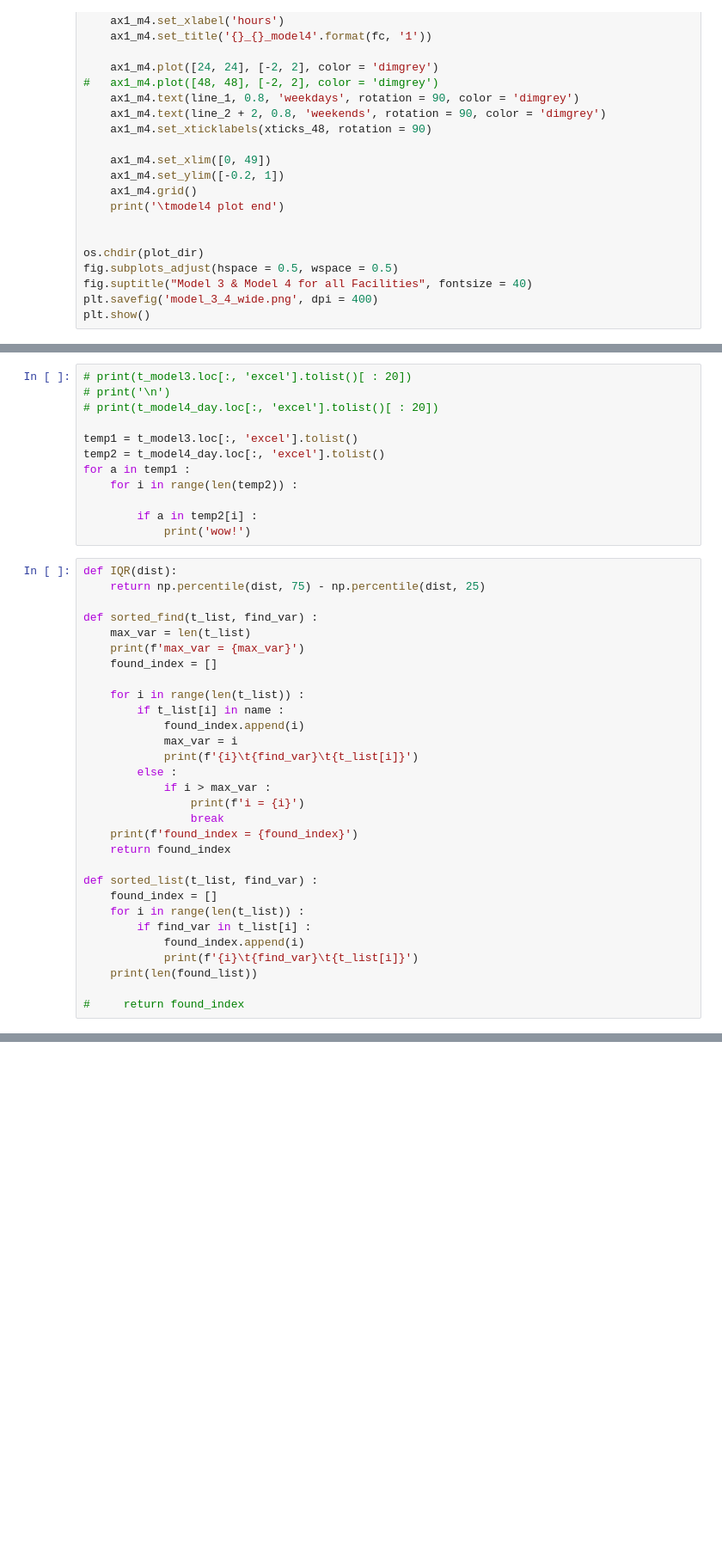
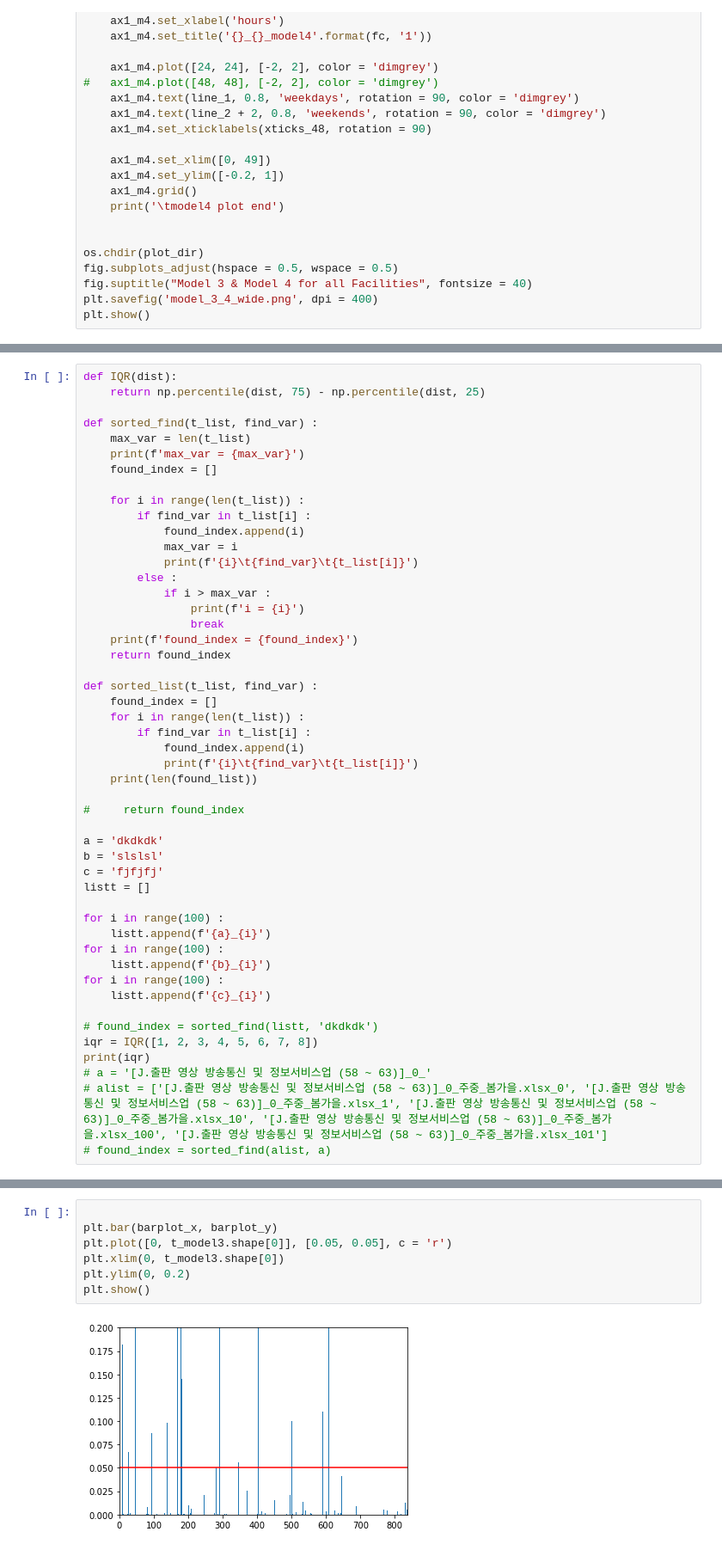
Before and after one commit to KIM-HANJOO/main_hydrogen, a Jupyter notebook: module/Untitled.ipynb, the cells around one changed output, grey strips where cells are left out. Shown at 86% size. Cells and saved outputs as stored; diff of their text form; blank space fills up the shorter version.

```diff
--- a/module/Untitled.ipynb
+++ b/module/Untitled.ipynb
@@ -294,15 +298,3 @@ for i in [0, 1] : # for groups
-# %%
-# print(t_model3.loc[:, 'excel'].tolist()[ : 20])
-# print('\n')
-# print(t_model4_day.loc[:, 'excel'].tolist()[ : 20])
-
-temp1 = t_model3.loc[:, 'excel'].tolist()
-temp2 = t_model4_day.loc[:, 'excel'].tolist()
-for a in temp1 :
-    for i in range(len(temp2)) :
-
-        if a in temp2[i] :
-            print('wow!')
 # %%
 def IQR(dist):
     return np.percentile(dist, 75) - np.percentile(dist, 25)
@@ -313,7 +305,7 @@ def sorted_find(t_list, find_var) :
     found_index = []
 
     for i in range(len(t_list)) :
-        if t_list[i] in name :
+        if find_var in t_list[i] :
             found_index.append(i)
             max_var = i
             print(f'{i}\t{find_var}\t{t_list[i]}')
@@ -333,3 +325,22 @@ def sorted_list(t_list, find_var) :
     print(len(found_list))
 
 #     return found_index
+
+a = 'dkdkdk'
+b = 'slslsl'
+c = 'fjfjfj'
+listt = []
+
+for i in range(100) :
+    listt.append(f'{a}_{i}')
+for i in range(100) :
+    listt.append(f'{b}_{i}')
+for i in range(100) :
+    listt.append(f'{c}_{i}')
+
+# found_index = sorted_find(listt, 'dkdkdk')
+iqr = IQR([1, 2, 3, 4, 5, 6, 7, 8])
+print(iqr)
+# a = '[J.출판 영상 방송통신 및 정보서비스업 (58 ~ 63)]_0_'
+# alist = ['[J.출판 영상 방송통신 및 정보서비스업 (58 ~ 63)]_0_주중_봄가을.xlsx_0', '[J.출판 영상 방송통신 및 정보서비스업 (58 ~ 63)]_0_주중_봄가을.xlsx_1', '[J.출판 영상 방송통신 및 정보서비스업 (58 ~ 63)]_0_주중_봄가을.xlsx_10', '[J.출판 영상 방송통신 및 정보서비스업 (58 ~ 63)]_0_주중_봄가을.xlsx_100', '[J.출판 영상 방송통신 및 정보서비스업 (58 ~ 63)]_0_주중_봄가을.xlsx_101']
+# found_index = sorted_find(alist, a)
@@ -415,0 +570,9 @@ for j in range(t_model3.shape[0]) :
+# %%
+
+plt.bar(barplot_x, barplot_y)
+plt.plot([0, t_model3.shape[0]], [0.05, 0.05], c = 'r')
+plt.xlim(0, t_model3.shape[0])
+plt.ylim(0, 0.2)
+plt.show()
+# %% [output]
+[figure, added]
```
Also changed, not shown: parts of 5 cells of this notebook, 42 other files.
